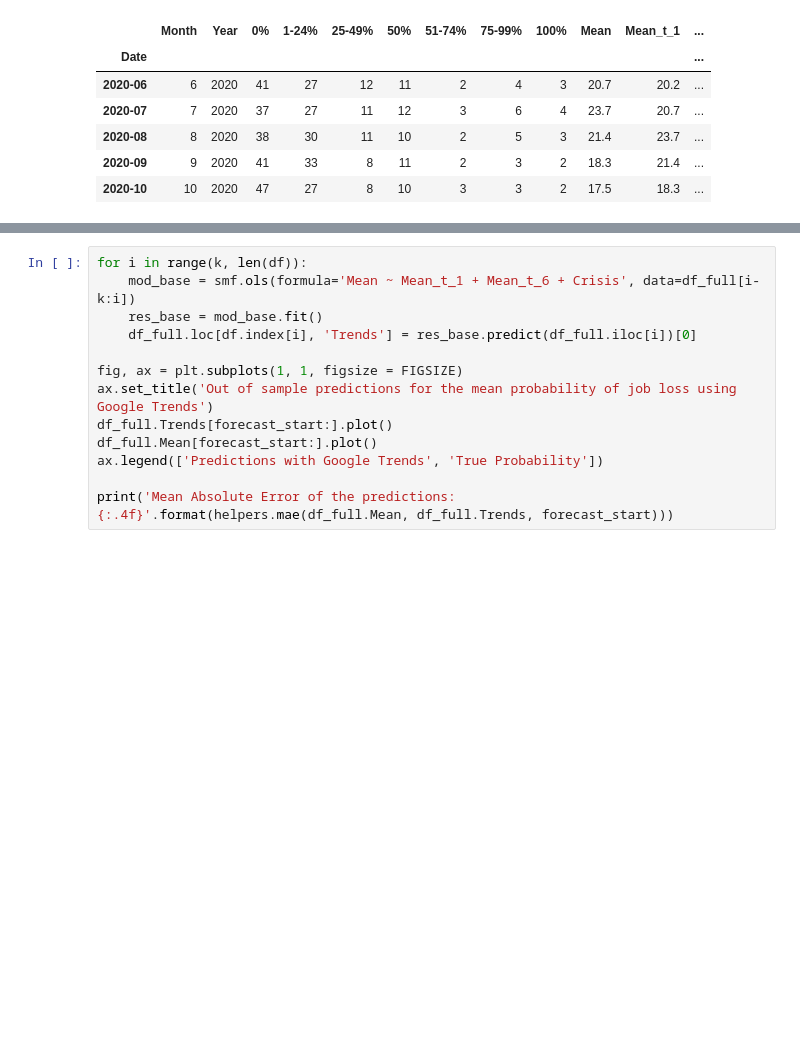
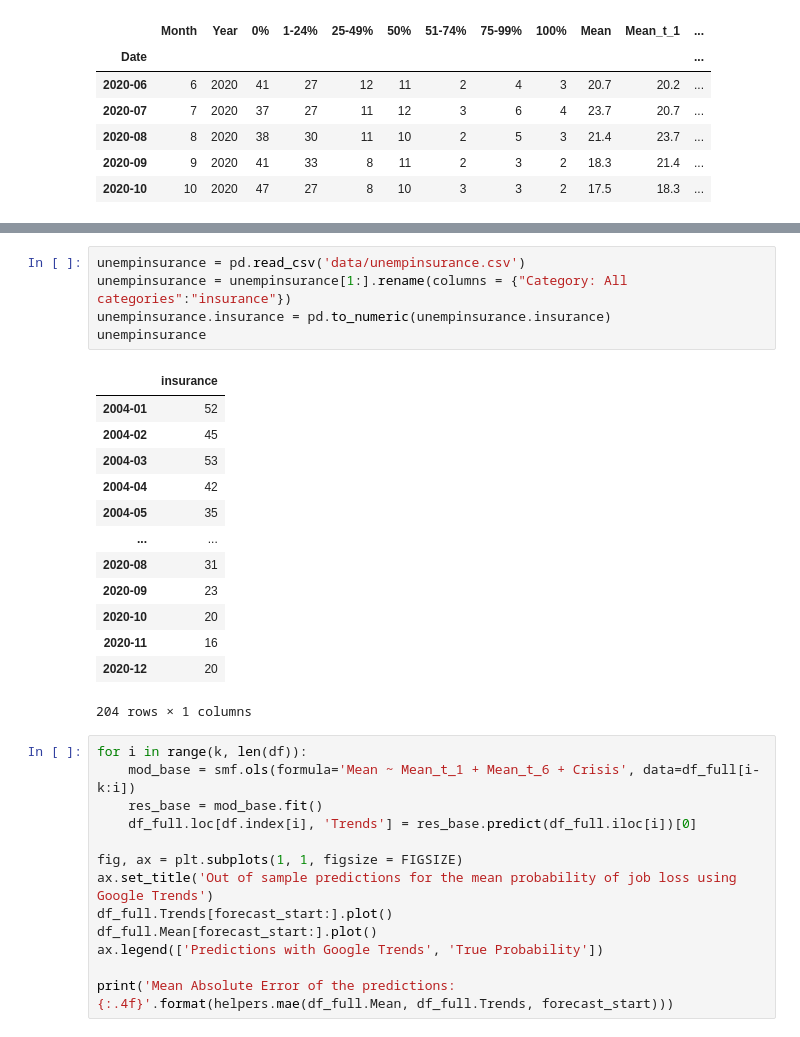
Before and after one commit to epfl-ada/ada-2020-project-milestone-p3-p3_datanalyzers, a Jupyter notebook: creative_extension.ipynb, the cells around one changed output, grey strips where cells are left out. Saved outputs shown, nothing was run; the diff lists cells and outputs as text; blank space fills up the shorter version.

```diff
--- a/creative_extension.ipynb
+++ b/creative_extension.ipynb
@@ -214,3 +258,22 @@ df_full.tail()
+# %%
+unempinsurance = pd.read_csv('data/unempinsurance.csv')
+unempinsurance = unempinsurance[1:].rename(columns = {"Category: All categories":"insurance"})
+unempinsurance.insurance = pd.to_numeric(unempinsurance.insurance)
+unempinsurance
+# %% [output]
+|  | insurance |
+| 2004-01 | 52 |
+| 2004-02 | 45 |
+| 2004-03 | 53 |
+| 2004-04 | 42 |
+| 2004-05 | 35 |
+| ... | ... |
+| 2020-08 | 31 |
+| 2020-09 | 23 |
+| 2020-10 | 20 |
+| 2020-11 | 16 |
+| 2020-12 | 20 |
+204 rows × 1 columns
 # %%
 for i in range(k, len(df)):
     mod_base = smf.ols(formula='Mean ~ Mean_t_1 + Mean_t_6 + Crisis', data=df_full[i-k:i])
```
Also changed, not shown: parts of 3 cells of this notebook, 2 other files.
